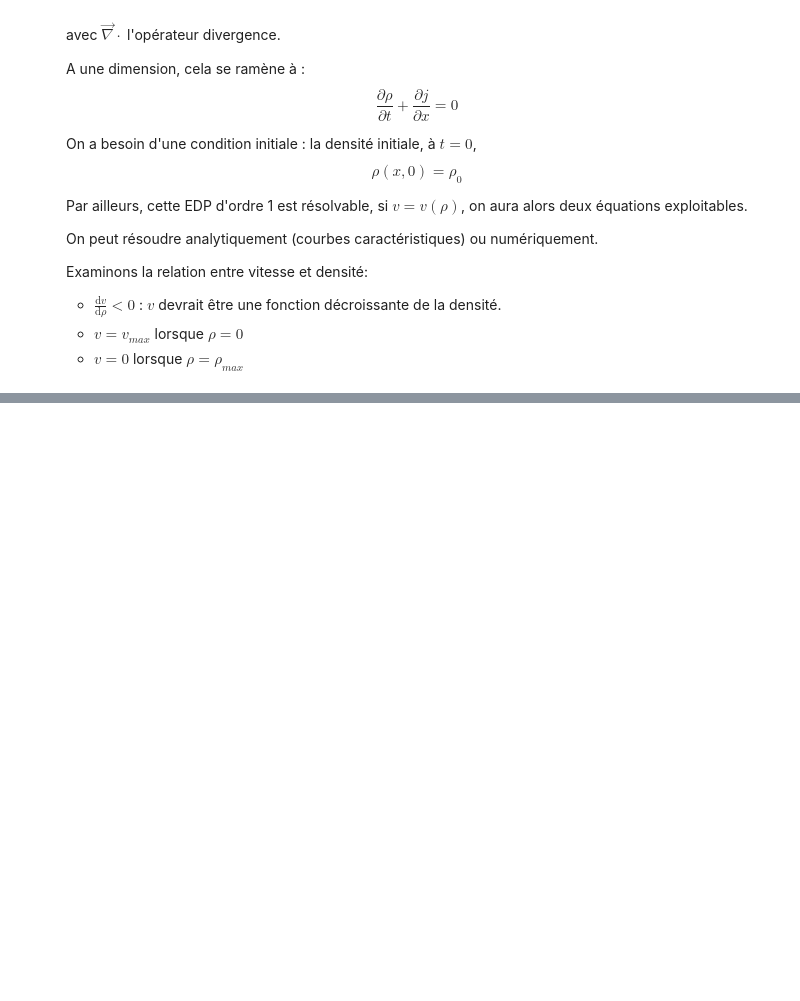
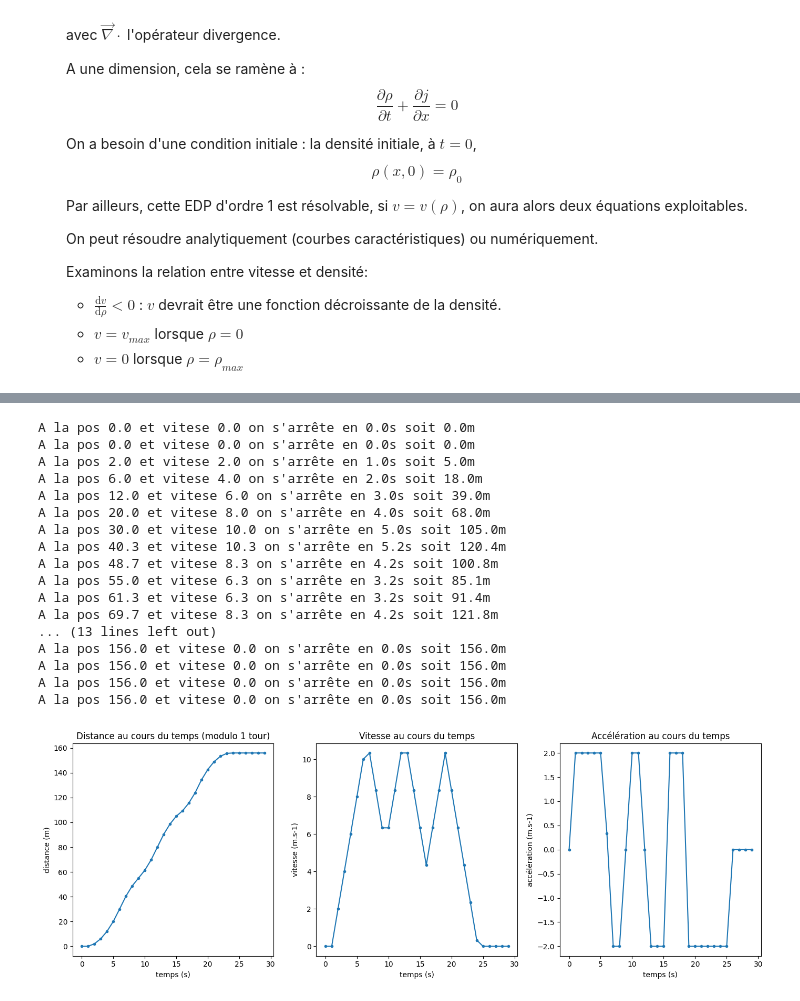
Before and after one commit to ThibautLavenant/phyMod_miniproject, a Jupyter notebook: MiniProject.ipynb, the cells around one changed output, grey strips where cells are left out. Cells and saved outputs as stored; diff of their text form; code cells hidden in the pictures; blank space fills up the shorter version.

```diff
--- a/MiniProject.ipynb
+++ b/MiniProject.ipynb
@@ -116,0 +238,73 @@ v(1-kt\exp(\frac{t_1-t}{t_1})) &, & \ t > 0
+# %%
+def getBreakingForce(pos, speed) :
+    # Calcule la distance d'arrêt si on freine au minimum
+    timeBreaking = speed / _breakMin
+    breakingDistance = 1/2 * _breakMin*timeBreaking**2 + speed*timeBreaking + pos
+    print(f"A la pos {pos:.1f} et vitese {speed:.1f} on s'arrête en {timeBreaking:.1f}s soit {breakingDistance:.1f}m")
+
+    # TODO calculer la force de freinage dans le range min max
+    if (breakingDistance > 150) :
+        return _breakMin
+    else :
+        return 0
+
+def getCarKinematics(l_t):
+    '''Donne la position angulaire de la voiture à partir d'une liste d'instants (en secondes)'''
+    retVal = np.empty((3, len(l_t)))
+
+    # Conditions initiales
+    retVal[0, 0] = 0
+    retVal[1, 0] = 0
+    retVal[2, 0] = 0
+
+    # Cette fois on utilise une approche instant par instant pour que la voiture puisse réagir à la situation
+    for i in range(1, len(l_t)) :
+        delta_t = l_t[i] - l_t[i-1]
+
+        # On récupère la force de freinage dues aux obstacles
+        breakingForce = getBreakingForce(retVal[0, i-1], retVal[1, i-1])
+        if (breakingForce > 0) :
+            # On freine à cause d'un obstacle
+
+            # TODO éviter les vitesses négatives avec un meilleur algo
+            if (retVal[1, i-1] > 0):
+                retVal[2, i] = -breakingForce
+            else :
+                retVal[2, i] = 0
+        elif (retVal[1, i-1] < _maxSpeed) :
+            # On calcule l'accéléretion voulue pour atteindre la vitesse cible en un intervalle de temps
+            desiredAccel = min((_maxSpeed - retVal[1, i-1]) / delta_t, _accelMax)
+            if (desiredAccel < _accelMin):
+                desiredAccel = 0
+            retVal[2, i] = desiredAccel
+        elif (retVal[1, i-1] > _maxSpeed) :
+            retVal[2, i] = -_breakMin
+        else :
+            retVal[2, i] = 0
+
+        retVal[1, i] = max(retVal[1, i-1] + retVal[2, i-1] * delta_t, 0) # Pas de vitesse négative
+        retVal[0, i] = retVal[0, i-1] + retVal[1, i] * delta_t
+    return retVal
+
+# On affiche la nouvelle cinématique
+np_times = np.arange(0, 30, 1) # en secondes
+showCarKinematics(getCarKinematics(np_times))
+# %% [output]
+A la pos 0.0 et vitese 0.0 on s'arrête en 0.0s soit 0.0m
+A la pos 0.0 et vitese 0.0 on s'arrête en 0.0s soit 0.0m
+A la pos 2.0 et vitese 2.0 on s'arrête en 1.0s soit 5.0m
+A la pos 6.0 et vitese 4.0 on s'arrête en 2.0s soit 18.0m
+A la pos 12.0 et vitese 6.0 on s'arrête en 3.0s soit 39.0m
+A la pos 20.0 et vitese 8.0 on s'arrête en 4.0s soit 68.0m
+A la pos 30.0 et vitese 10.0 on s'arrête en 5.0s soit 105.0m
+A la pos 40.3 et vitese 10.3 on s'arrête en 5.2s soit 120.4m
+A la pos 48.7 et vitese 8.3 on s'arrête en 4.2s soit 100.8m
+A la pos 55.0 et vitese 6.3 on s'arrête en 3.2s soit 85.1m
+A la pos 61.3 et vitese 6.3 on s'arrête en 3.2s soit 91.4m
+A la pos 69.7 et vitese 8.3 on s'arrête en 4.2s soit 121.8m
+... (13 lines left out)
+A la pos 156.0 et vitese 0.0 on s'arrête en 0.0s soit 156.0m
+A la pos 156.0 et vitese 0.0 on s'arrête en 0.0s soit 156.0m
+A la pos 156.0 et vitese 0.0 on s'arrête en 0.0s soit 156.0m
+A la pos 156.0 et vitese 0.0 on s'arrête en 0.0s soit 156.0m
+[figure, added]
```
Also changed, not shown: parts of 7 cells of this notebook, 1 other file.
